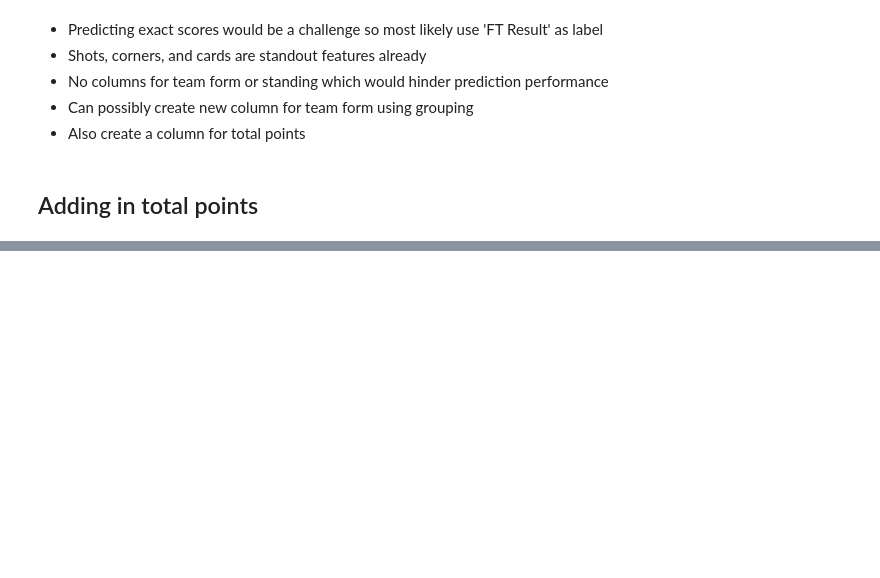
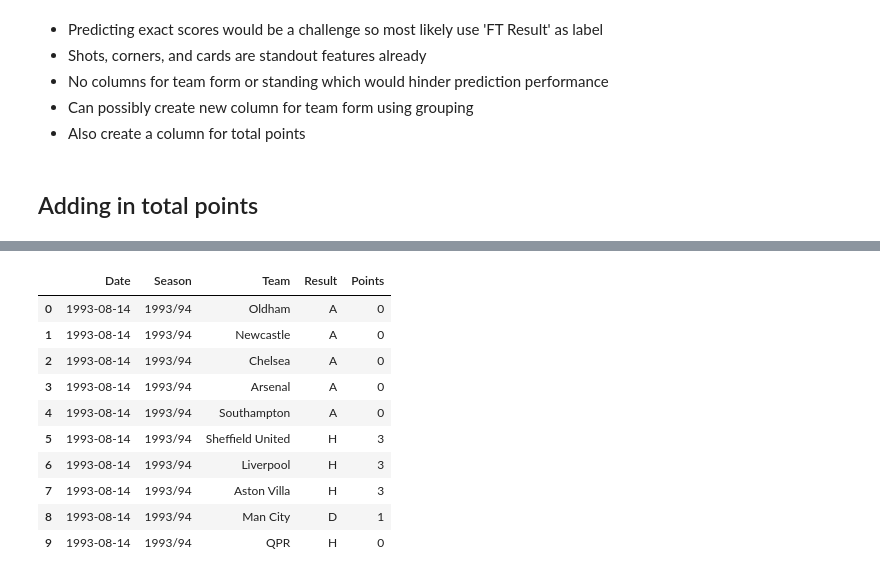
Before and after one commit to adyan0820/epl-game-predictor, a Jupyter notebook: notebooks/data-exploration.ipynb, the cells around one changed output, grey strips where cells are left out. Saved outputs shown, nothing was run; the diff lists cells and outputs as text; code cells hidden in the pictures; blank space fills up the shorter version.

```diff
--- a/notebooks/data-exploration.ipynb
+++ b/notebooks/data-exploration.ipynb
@@ -87,0 +91,15 @@ away_df.head()
+# %%
+away_and_home_df = pd.concat([home_df, away_df]).sort_values(by='Date').reset_index(drop=True)
+away_and_home_df.head(10)
+# %% [output]
+|  | Date | Season | Team | Result | Points |
+| 0 | 1993-08-14 | 1993/94 | Oldham | A | 0 |
+| 1 | 1993-08-14 | 1993/94 | Newcastle | A | 0 |
+| 2 | 1993-08-14 | 1993/94 | Chelsea | A | 0 |
+| 3 | 1993-08-14 | 1993/94 | Arsenal | A | 0 |
+| 4 | 1993-08-14 | 1993/94 | Southampton | A | 0 |
+| 5 | 1993-08-14 | 1993/94 | Sheffield United | H | 3 |
+| 6 | 1993-08-14 | 1993/94 | Liverpool | H | 3 |
+| 7 | 1993-08-14 | 1993/94 | Aston Villa | H | 3 |
+| 8 | 1993-08-14 | 1993/94 | Man City | D | 1 |
+| 9 | 1993-08-14 | 1993/94 | QPR | H | 0 |
```
Also changed, not shown: parts of 3 cells of this notebook.
